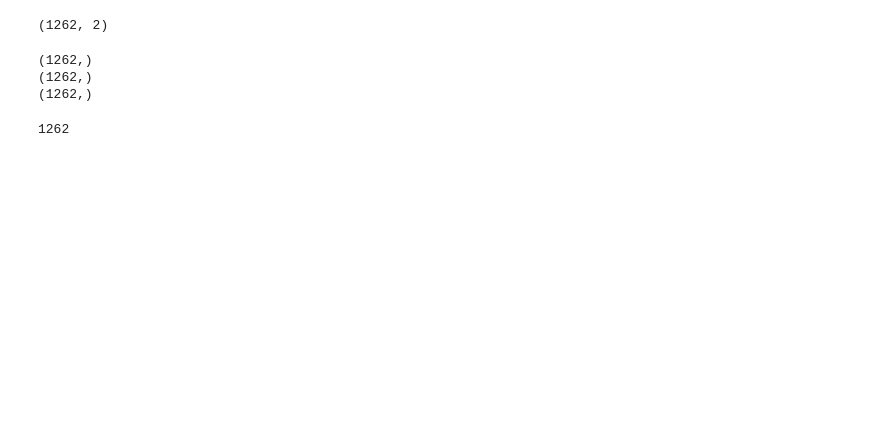
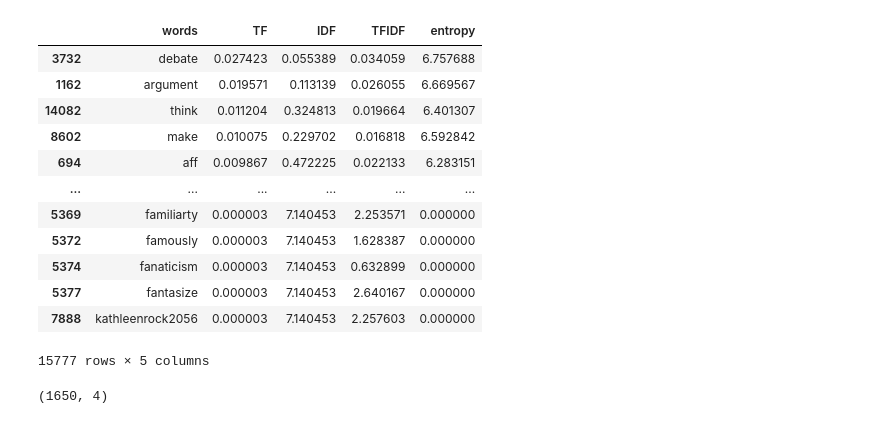
Before and after one commit to rakoort99/TBIP_testing, a Jupyter notebook: setup/paradigm_to_bag_of_words.ipynb, the cells around one changed output. Cells and saved outputs as stored; diff of their text form; code cells hidden in the pictures; blank space fills up the shorter version.

```diff
--- a/setup/paradigm_to_bag_of_words.ipynb
+++ b/setup/paradigm_to_bag_of_words.ipynb
@@ -71,0 +156,2 @@ df.head()
+# %%
+three_four_grams = count_word_occurrences(df['Paradigm'], 2.5)
@@ -71,0 +161,2 @@ df.head()
+# %%
+df['Paradigm'] = df['Paradigm'].apply(replacer, replacement_dict=three_four_grams)
@@ -71,0 +224,2 @@ df.head()
+# %%
+find_stops = True
@@ -71,0 +245,30 @@ df.head()
+# %%
+counts_per_author = utils.bincount_2d(author_indices, counts.toarray())
+min_authors_per_word = 8
+author_counts_per_word = np.sum(counts_per_author > 0, axis=0)
+ranking = np.flip(np.argsort(author_counts_per_word))
+TF = counts.toarray().sum(axis=0)/counts.toarray().sum(axis=0).sum()
+
+IDF = np.log((author_counts_per_word * (1/counts.shape[0]))**-1)
+
+
+terms_per_author = counts.toarray().sum(axis=1)
+terms_per_author = np.where(terms_per_author==0, 1, terms_per_author)
+tfidfpart1 = counts.toarray()/terms_per_author[:, np.newaxis]
+
+
+TFIDF = (tfidfpart1 * np.exp(IDF)).sum(axis=0) / np.where(author_counts_per_word==0, 1, author_counts_per_word).astype(float)
+
+ppt = counts.toarray() / counts.toarray().sum(axis=0)
+entropy = (np.multiply(ppt, -np.log(np.where(ppt==0, 1, ppt)))).sum(axis=0)
+
+
+print(len(vocabulary))
+print(counts.shape)
+print(counts_per_author.shape)
+print(author_counts_per_word.shape)
+print(TF.shape)
+print(IDF.shape)
+#vocabulary[ranking][:20]
+print(TFIDF.shape)
+print(entropy.T.shape)
@@ -71,0 +284,17 @@ df.head()
+# %%
+vocab_df = pd.DataFrame({'words':vocabulary, 'TF':TF, 'IDF':IDF, 'TFIDF':TFIDF, 'entropy':entropy})
+vocab_df.sort_values('TF', ascending=False)
+# %% [output]
+|  | words | TF | IDF | TFIDF | entropy |
+| 3732 | debate | 0.027423 | 0.055389 | 0.034059 | 6.757688 |
+| 1162 | argument | 0.019571 | 0.113139 | 0.026055 | 6.669567 |
+| 14082 | think | 0.011204 | 0.324813 | 0.019664 | 6.401307 |
+| 8602 | make | 0.010075 | 0.229702 | 0.016818 | 6.592842 |
+| 694 | aff | 0.009867 | 0.472225 | 0.022133 | 6.283151 |
+| ... | ... | ... | ... | ... | ... |
+| 5369 | familiarty | 0.000003 | 7.140453 | 2.253571 | 0.000000 |
+| 5372 | famously | 0.000003 | 7.140453 | 1.628387 | 0.000000 |
+| 5374 | fanaticism | 0.000003 | 7.140453 | 0.632899 | 0.000000 |
+| 5377 | fantasize | 0.000003 | 7.140453 | 2.640167 | 0.000000 |
+| 7888 | kathleenrock2056 | 0.000003 | 7.140453 | 2.257603 | 0.000000 |
+15777 rows × 5 columns
@@ -72,27 +308,4 @@ df.head()
 # %%
-df.shape
+full.shape
 # %% [output]
-(1262, 2)
+(1650, 4)
-# %%
-
-speaker = np.array(df.index.values)
-
-speeches = np.array(df['Paradigm'])
-
-
-# Create mapping between names and IDs.
-speaker_to_speaker_id = dict(
-    [(y, x) for x, y in enumerate(speaker)])
-author_indices = np.array(
-    [speaker_to_speaker_id[s] for s in speaker])
-author_map = np.array(list(speaker_to_speaker_id.keys()))
-
-print(author_map.shape)
-print(author_indices.shape)
-print(speaker.shape)
-len(set(speaker))
-# %% [output]
-(1262,)
-(1262,)
-(1262,)
-1262
```
Also changed, not shown: parts of 33 cells of this notebook, 28 other files.
